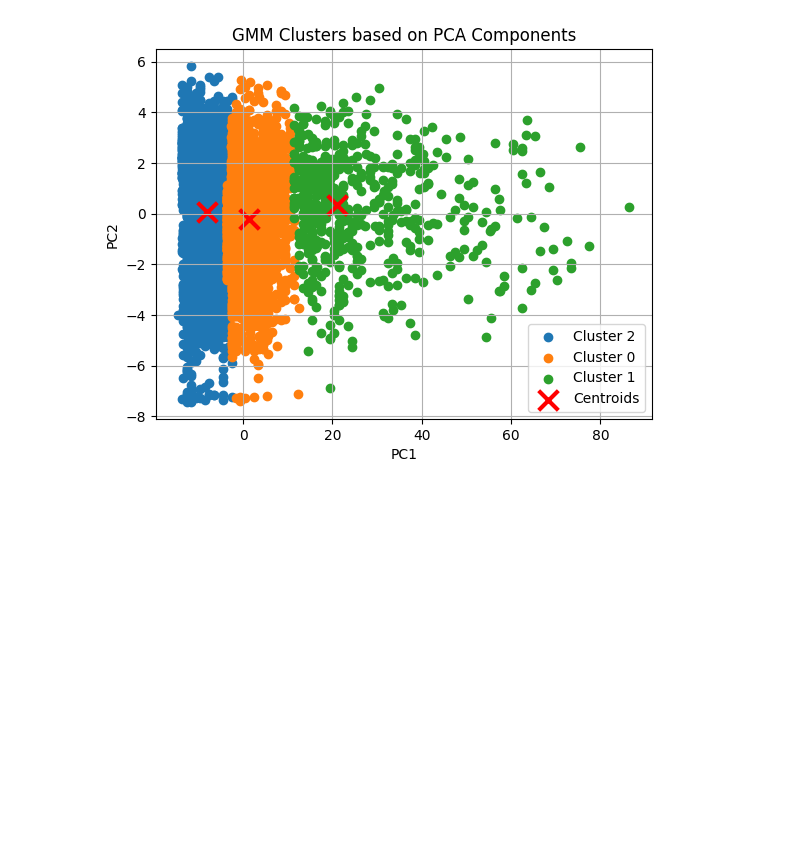
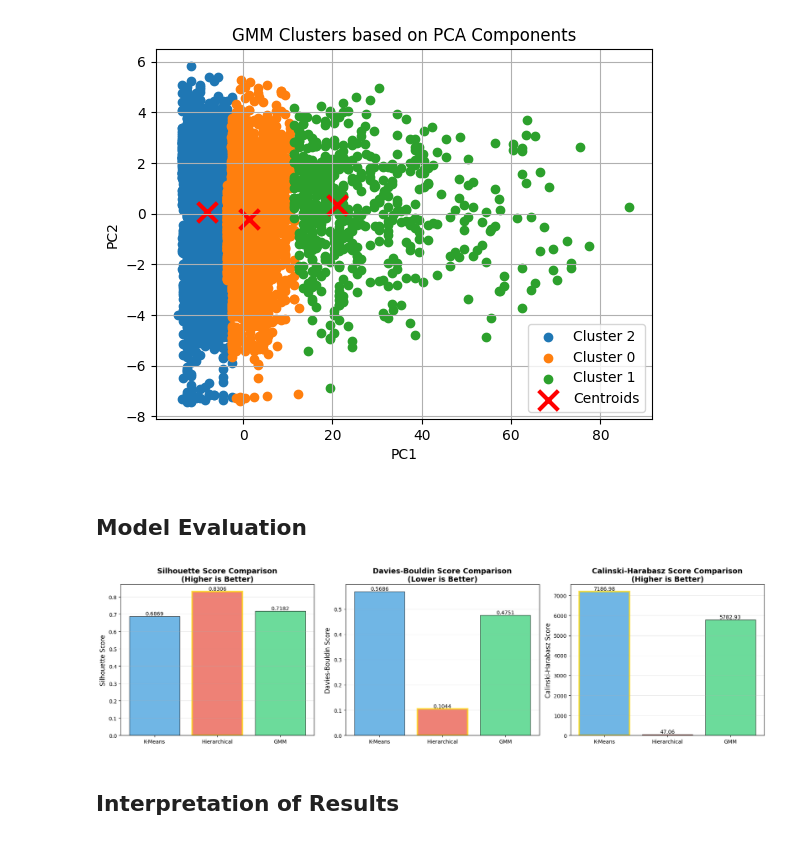
Before and after one commit to leonnmarcoo/CCADMACL_COM232_PROJECT, a Jupyter notebook: model_training.ipynb, the cells around one changed output. Drawn from its saved outputs; the diff is of its cells as text; code cells hidden in the pictures; blank space fills up the shorter version.

```diff
--- a/model_training.ipynb
+++ b/model_training.ipynb
@@ -257,3 +257,75 @@ plt.grid(True)
 plt.show()
 # %% [output]
 [figure]
+# %% [markdown]
+## **Model Evaluation**
+# %%
+# Visualize model comparison with bar charts
+fig, axes = plt.subplots(1, 3, figsize=(18, 5))
+
+models = comparison_df['Model']
+colors = ['#3498db', '#e74c3c', '#2ecc71']
+
+# Plot 1: Silhouette Score (higher is better)
+silhouette_scores = comparison_df['Silhouette Score']
+bars1 = axes[0].bar(models, silhouette_scores, color=colors, alpha=0.7, edgecolor='black')
+axes[0].set_ylabel('Silhouette Score', fontsize=12)
+axes[0].set_title('Silhouette Score Comparison\n(Higher is Better)', fontsize=14, fontweight='bold')
+axes[0].grid(axis='y', alpha=0.3)
+
+# Add value labels on bars
+for bar in bars1:
+    height = bar.get_height()
+    axes[0].text(bar.get_x() + bar.get_width()/2., height,
+                f'{height:.4f}',
+                ha='center', va='bottom', fontsize=10)
+
+# Highlight best performer
+best_silhouette_idx = silhouette_scores.idxmax()
+bars1[best_silhouette_idx].set_edgecolor('gold')
+bars1[best_silhouette_idx].set_linewidth(3)
+
+# Plot 2: Davies-Bouldin Score (lower is better)
+davies_scores = comparison_df['Davies-Bouldin Score']
+bars2 = axes[1].bar(models, davies_scores, color=colors, alpha=0.7, edgecolor='black')
+axes[1].set_ylabel('Davies-Bouldin Score', fontsize=12)
+axes[1].set_title('Davies-Bouldin Score Comparison\n(Lower is Better)', fontsize=14, fontweight='bold')
+axes[1].grid(axis='y', alpha=0.3)
+
+# Add value labels on bars
+for bar in bars2:
+    height = bar.get_height()
+    axes[1].text(bar.get_x() + bar.get_width()/2., height,
+                f'{height:.4f}',
+                ha='center', va='bottom', fontsize=10)
+
+# Highlight best performer
+best_davies_idx = davies_scores.idxmin()
+bars2[best_davies_idx].set_edgecolor('gold')
+bars2[best_davies_idx].set_linewidth(3)
+
+# Plot 3: Calinski-Harabasz Score (higher is better)
+calinski_scores = comparison_df['Calinski-Harabasz Score']
+bars3 = axes[2].bar(models, calinski_scores, color=colors, alpha=0.7, edgecolor='black')
+axes[2].set_ylabel('Calinski-Harabasz Score', fontsize=12)
+axes[2].set_title('Calinski-Harabasz Score Comparison\n(Higher is Better)', fontsize=14, fontweight='bold')
+axes[2].grid(axis='y', alpha=0.3)
+
+# Add value labels on bars
+for bar in bars3:
+    height = bar.get_height()
+    axes[2].text(bar.get_x() + bar.get_width()/2., height,
+                f'{height:.2f}',
+                ha='center', va='bottom', fontsize=10)
+
+# Highlight best performer
+best_calinski_idx = calinski_scores.idxmax()
+bars3[best_calinski_idx].set_edgecolor('gold')
+bars3[best_calinski_idx].set_linewidth(3)
+
+plt.tight_layout()
+plt.show()
+# %% [output]
+[figure, added]
+# %% [markdown]
+## **Interpretation of Results**
```
Also changed, not shown: parts of 1 cell of this notebook.
